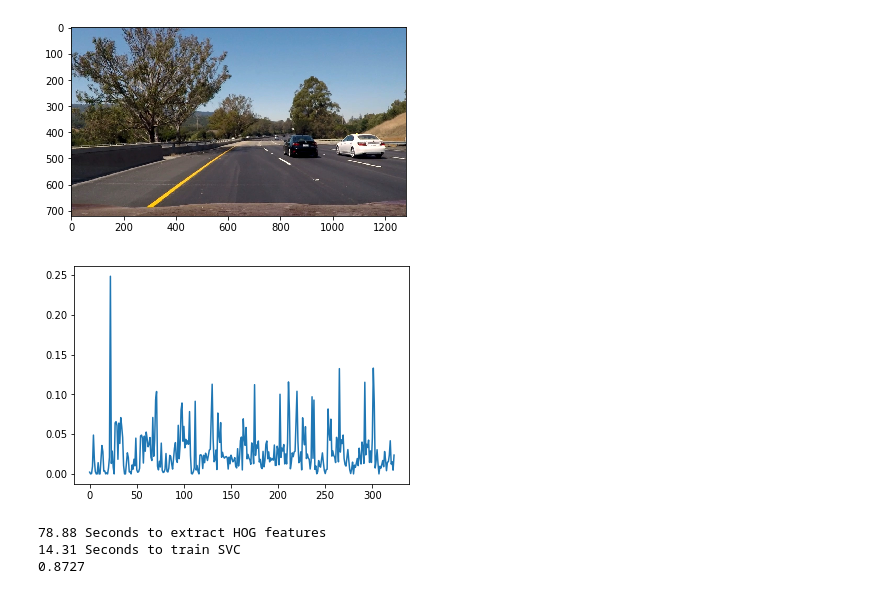
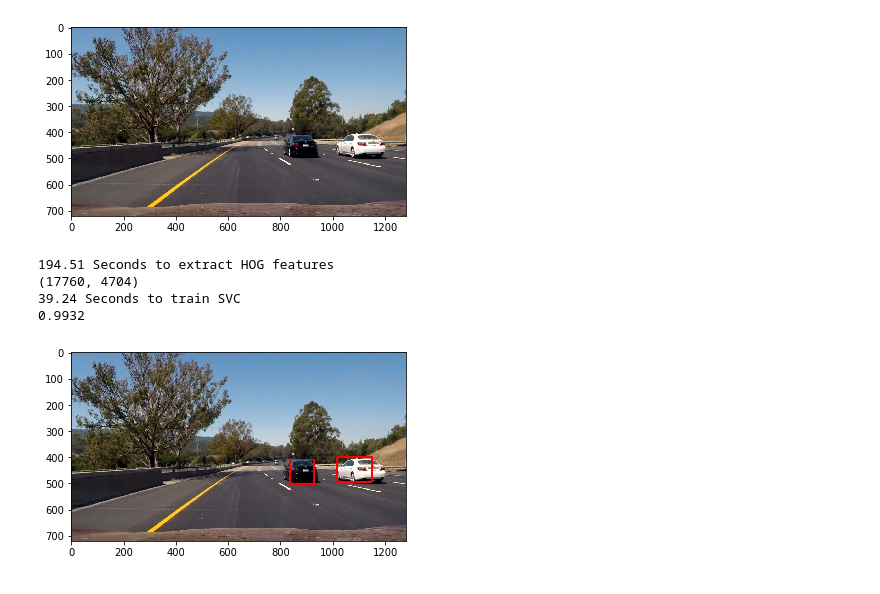
Before and after one commit to grodowski/CarND-Vehicle-Detection, a Jupyter notebook: Vehicle Detection.ipynb, the cells around one changed output. Saved outputs shown, nothing was run; the diff lists cells and outputs as text; code cells hidden in the pictures.

```diff
--- a/Vehicle Detection.ipynb
+++ b/Vehicle Detection.ipynb
@@ -105,25 +94,18 @@ def extract_features(imgs, cspace='RGB', orient=9,
-# %%
-# Test extract_features
-features = extract_features(paths)
-plt.plot(features[0])
-plt.show()
-# %% [output]
-[figure, removed]
 # %%
 # read in test and training data
 car_paths = glob.glob('vehicles/**/*.png')
 not_car_paths = glob.glob('non-vehicles/**/*.png')
 
 t1=time.time()
-x_cars = extract_features(car_paths, hog_channel='ALL', cspace='HSV')
-x_not_cars = extract_features(not_car_paths, hog_channel='ALL', cspace='HSV')
+x_cars = extract_features(car_paths, hog_channel='ALL', cspace='YCrCb')
+x_not_cars = extract_features(not_car_paths, hog_channel='ALL', cspace='YCrCb')
 t2=time.time()
 print(round(t2-t1, 2), 'Seconds to extract HOG features')
-
 
 X = np.vstack((x_cars, x_not_cars)).astype(np.float64)
 y = np.hstack((np.ones(len(x_cars)), np.zeros(len(x_not_cars))))
 
+print(X.shape)
 X_scaler = StandardScaler().fit(X)
 scaled_X = X_scaler.transform(X)
 
@@ -137,17 +119,9 @@ svc.fit(X_train, y_train)
 
 t3=time.time()
 print(round(t3-t2, 2), 'Seconds to train SVC')
-
 print(round(svc.score(X_test, y_test), 4))
-
-# test and try grid_search.GridSearchCV for optimising hyperparameters
-
-# impl sliding windows :o
-
-# impl video pipeline
-
-# create heatmaps and return bboxes
 # %% [output]
-78.88 Seconds to extract HOG features
-14.31 Seconds to train SVC
-0.8727
+194.51 Seconds to extract HOG features
+(17760, 4704)
+39.24 Seconds to train SVC
+0.9932
@@ -153,0 +185,15 @@ print(round(svc.score(X_test, y_test), 4))
+# %%
+# test find_cars on a single test image
+img = cv2.imread(paths[5])
+img = cv2.cvtColor(img, cv2.COLOR_BGR2RGB)
+
+pred_boxes = find_cars(img, svc, X_scaler, ystart=400, ystop=640, scale=1.2)
+
+heat = heatmap(img, pred_boxes, 1)
+labels = label(heat)
+
+out = draw_labeled_bboxes(img, labels)
+plt.imshow(out)
+plt.show()
+# %% [output]
+[figure, added]
```
Also changed, not shown: parts of 5 cells of this notebook, 1 other file.
